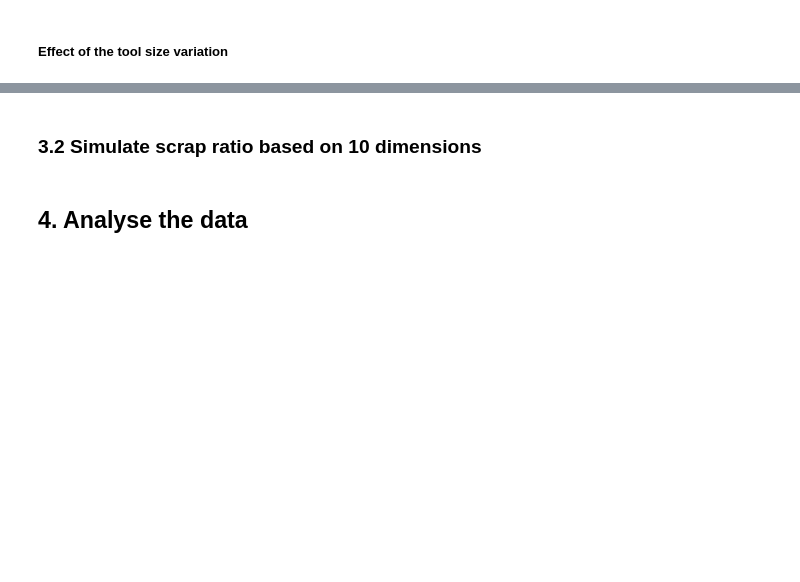
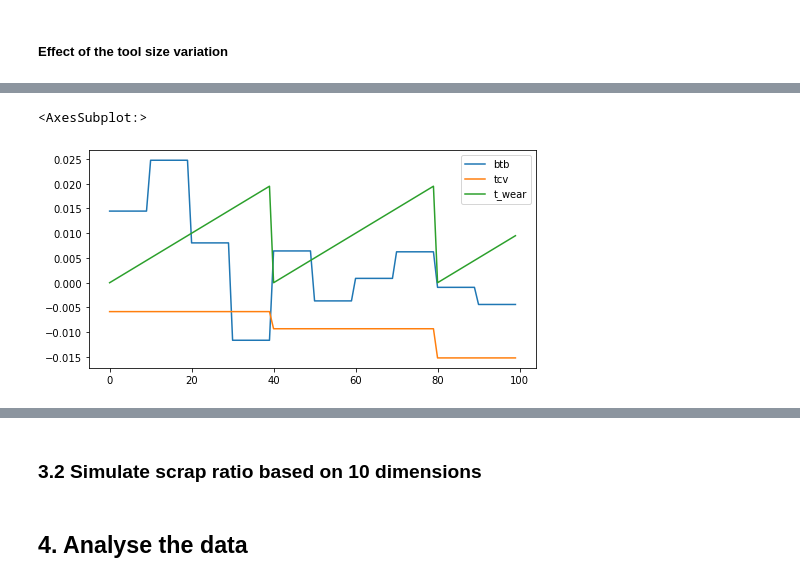
Before and after one commit to przemekbil/PfDA_2021_project, a Jupyter notebook: Project.ipynb, the cells around one changed output, grey strips where cells are left out. Drawn from its saved outputs; the diff is of its cells as text; code cells hidden in the pictures; blank space fills up the shorter version.

```diff
--- a/Project.ipynb
+++ b/Project.ipynb
@@ -348,0 +359,27 @@ dim1[['btb','tcv']].plot()
+# %%
+# Tool wear can be aproximated with a linear model, as per:
+# https://www.sciencedirect.com/science/article/pii/S235197891630049X/pdf?md5=de5447dd9c5745bc8a5638dc26d7d66c&pid=1-s2.0-S235197891630049X-main.pdf
+# https://journals.sagepub.com/doi/pdf/10.1177/1687814017750434
+
+# Define the maximum tool wear, assuming all tools wear with the same rate
+max_tool_wear = 0.02
+# %%
+# Calculate the tool wear assuming linear tool-wear model
+part = 0
+
+for t in tools:
+    for p in range(nr_in_lot * tool_life):
+        dim1.loc[part, 't_wear'] = p * max_tool_wear/(nr_in_lot * tool_life)
+        part = part + 1
+        # when the ratio nr_lots/tool_life is not an integer, additional rows would be created by this loop
+        # exiting the loop when part count reaches nr_lots*nr_in_lot
+        if part==nr_lots*nr_in_lot:
+            break
+
+dim1['measured'] = dim1['ccv'] + dim1['btb'] + dim1['tcv'] + dim1['t_wear']
+# %%
+# Compare the impact from batch-to-batch variation, tool-change variation and tool wear
+dim1[['btb','tcv', 't_wear']].plot()
+# %% [output]
+<AxesSubplot:>
+[figure, added]
```
Also changed, not shown: parts of 10 cells of this notebook.
